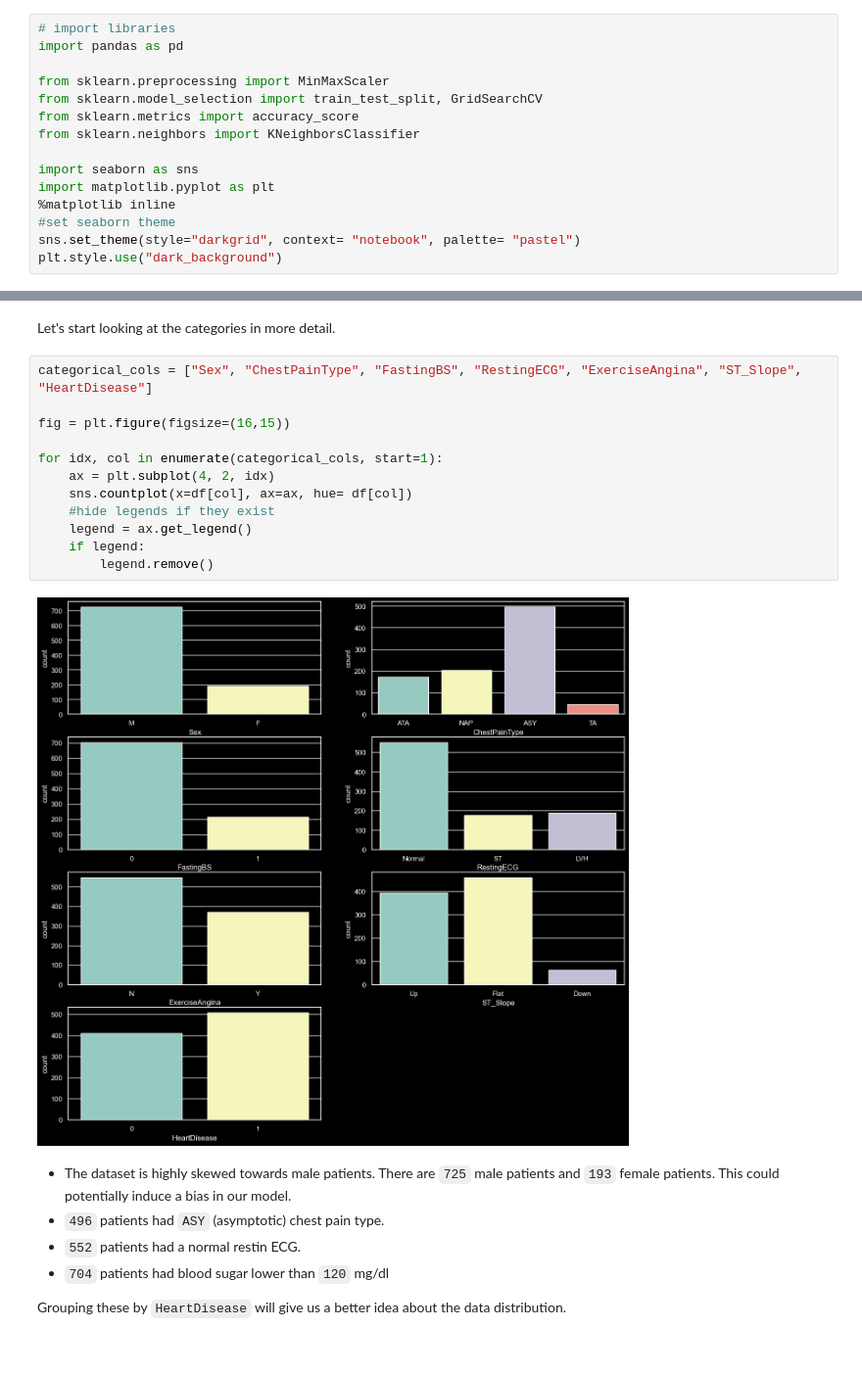
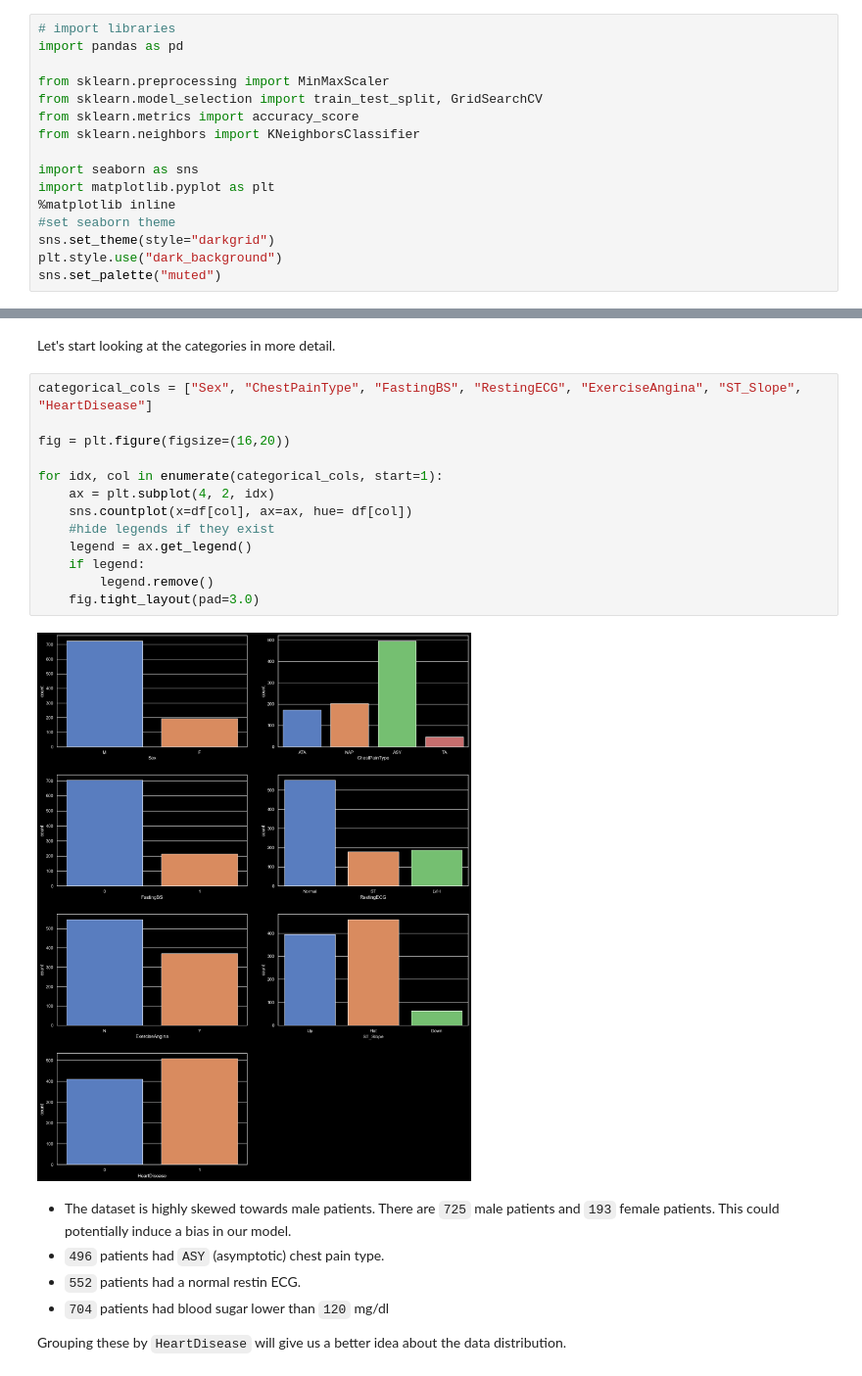
Before and after one commit to adiarya/project_supervisedML, a Jupyter notebook: Mission740Solutions.ipynb, the cells around one changed output, grey strips where cells are left out. Shown at 98% size. Drawn from its saved outputs; the diff is of its cells as text.

Commit message:
add muted colors, set plot themes in right order

```diff
--- a/Mission740Solutions.ipynb
+++ b/Mission740Solutions.ipynb
@@ -19,8 +19,9 @@ import seaborn as sns
 import matplotlib.pyplot as plt
 %matplotlib inline
 #set seaborn theme
-sns.set_theme(style="darkgrid", context= "notebook", palette= "pastel")
+sns.set_theme(style="darkgrid")
 plt.style.use("dark_background")
+sns.set_palette("muted")
 # %% [markdown]
 ## EDA: Descriptive Statistics
 
@@ -142,17 +143,18 @@ Let's start looking at the categories in more detail.
 # %%
 categorical_cols = ["Sex", "ChestPainType", "FastingBS", "RestingECG", "ExerciseAngina", "ST_Slope", "HeartDisease"]
 
-fig = plt.figure(figsize=(16,15))
+fig = plt.figure(figsize=(16,20))
 
 for idx, col in enumerate(categorical_cols, start=1):
     ax = plt.subplot(4, 2, idx)
     sns.countplot(x=df[col], ax=ax, hue= df[col])
     #hide legends if they exist
     legend = ax.get_legend()
     if legend:
         legend.remove()
+    fig.tight_layout(pad=3.0)
 # %% [output]
-[figure, old version]
+[figure, new version]
 # %% [markdown]
 - The dataset is highly skewed towards male patients. There are `725` male patients and `193` female patients. This could potentially induce a bias in our model.
 - `496` patients had `ASY` (asymptotic) chest pain type.
```
Also changed, not shown: parts of 1 cell of this notebook.
